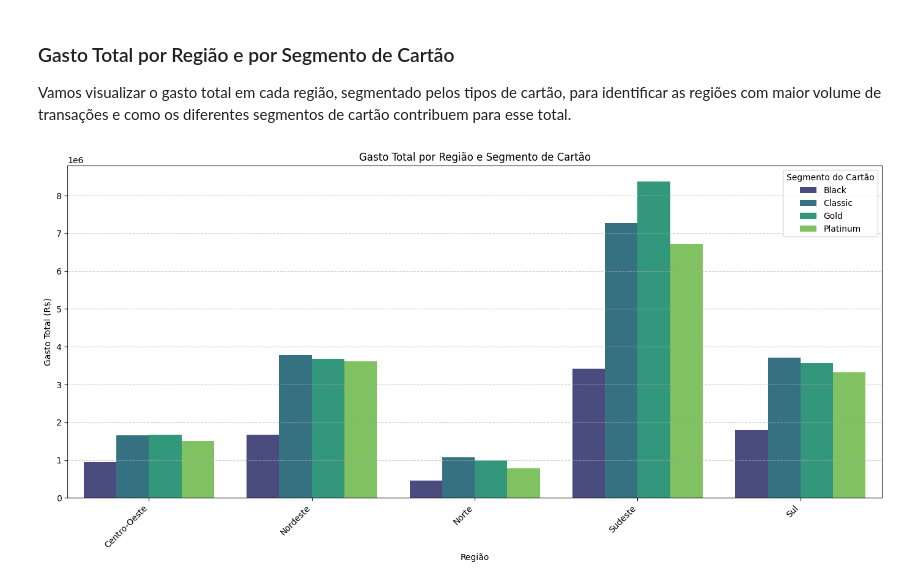
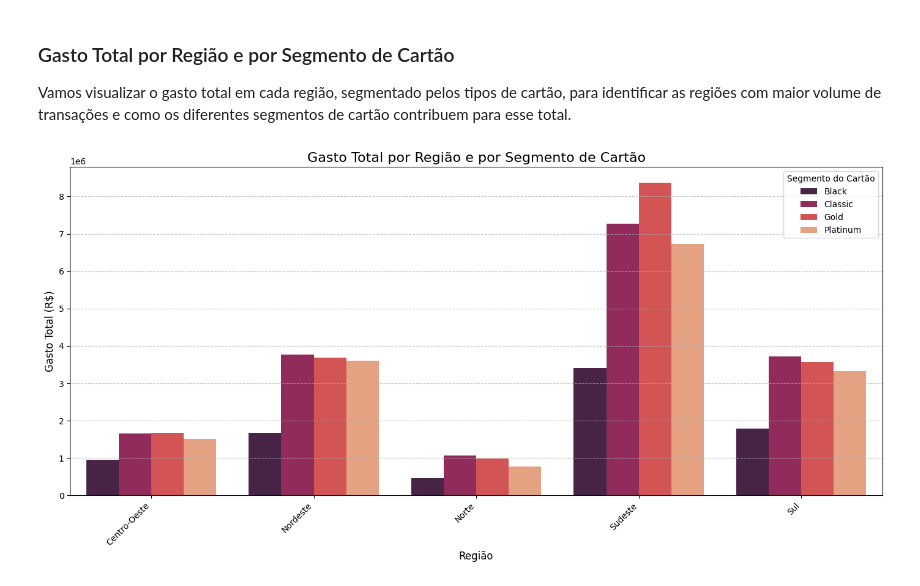
Before and after one commit to roneyreissilva/Projeto_Neocard, a Jupyter notebook: Notebook_Neocard_Roney.ipynb, the cells around one changed output. Drawn from its saved outputs; the diff is of its cells as text; code cells hidden in the pictures.

```diff
--- a/Notebook_Neocard_Roney.ipynb
+++ b/Notebook_Neocard_Roney.ipynb
@@ -10,9 +10,9 @@ import matplotlib.pyplot as plt
 import seaborn as sns
 # %%
 ### Carrengando Dataset usantdo sheet_name para carregar as diferentes pastas do Dataset
-df_clientes = pd.read_excel('/content/sample_data/neocard_dataset.xlsx', sheet_name='clientes')
-df_transacoes = pd.read_excel('/content/sample_data/neocard_dataset.xlsx', sheet_name='transacoes')
-print(df.head())
+df_clientes = pd.read_excel('https://github.com/roneyreissilva/Projeto_Neocard/raw/refs/heads/main/neocard_dataset.xlsx', sheet_name='clientes')
+df_transacoes = pd.read_excel('https://github.com/roneyreissilva/Projeto_Neocard/raw/refs/heads/main/neocard_dataset.xlsx', sheet_name='transacoes')
+print(df_clientes.head())
 # %% [output]
    id_cliente  idade    regiao segmento_cartao  score_credito  limite_credito  \
 0         556     37  Nordeste         Classic          591.0        16069.40
@@ -53,10 +46,10 @@ print(df['score_credito'].max())
 ##Alterando valores de células vazias
 Verifica-se aqui a existência de 180 registros faltantes na coluna score_credito. Decidi não chutar um número para os 180 clientes, mas sim tratá-los como um grupo à parte, já que a ausência de score também é uma informação importante para o negócio, sendo assim, decidi criar uma Categoria "Nao_Informado".
 # %%
-df_clientes['score_credito'] = df['score_credito'].fillna('Nao_Informado')
+df_clientes['score_credito'] = df_clientes['score_credito'].fillna('Nao_Informado')
 
 # Salva a planilha corrigida
-df.to_excel('neocard_dataset_atualizado.xlsx', index=False)
+df_clientes.to_excel('neocard_dataset_atualizado.xlsx', index=False)
 
 # Mostra na tela a contagem para você conferir o resultado
 print(df_clientes['score_credito'].value_counts())
@@ -546,19 +503,19 @@ plt.show()
 
 Vamos visualizar o gasto total em cada região, segmentado pelos tipos de cartão, para identificar as regiões com maior volume de transações e como os diferentes segmentos de cartão contribuem para esse total.
 # %%
-# Calcular o gasto total por região e segmento de cartão
-gasto_total_por_regiao_segmento = df_merged_cleaned_categories.groupby(['regiao', 'segmento_cartao'])['valor_transacao'].sum().reset_index()
+# Calcular o gasto total por região e por segmento de cartão
+gasto_total_regiao_segmento = df_merged.groupby(['regiao', 'segmento_cartao'])['valor_transacao'].sum().reset_index()
 
 # Gerar o gráfico de barras
 plt.figure(figsize=(14, 7))
-sns.barplot(x='regiao', y='valor_transacao', hue='segmento_cartao', data=gasto_total_por_regiao_segmento, palette='viridis')
-plt.title('Gasto Total por Região e Segmento de Cartão')
-plt.xlabel('Região')
-plt.ylabel('Gasto Total (R$)')
+sns.barplot(x='regiao', y='valor_transacao', hue='segmento_cartao', data=gasto_total_regiao_segmento, palette='rocket')
+plt.title('Gasto Total por Região e por Segmento de Cartão', fontsize=16)
+plt.xlabel('Região', fontsize=12)
+plt.ylabel('Gasto Total (R$)', fontsize=12)
 plt.xticks(rotation=45, ha='right')
 plt.legend(title='Segmento do Cartão')
 plt.grid(axis='y', linestyle='--', alpha=0.7)
 plt.tight_layout()
 plt.show()
 # %% [output]
-[figure, old version]
+[figure, new version]
```
Also changed, not shown: parts of 34 cells of this notebook.
